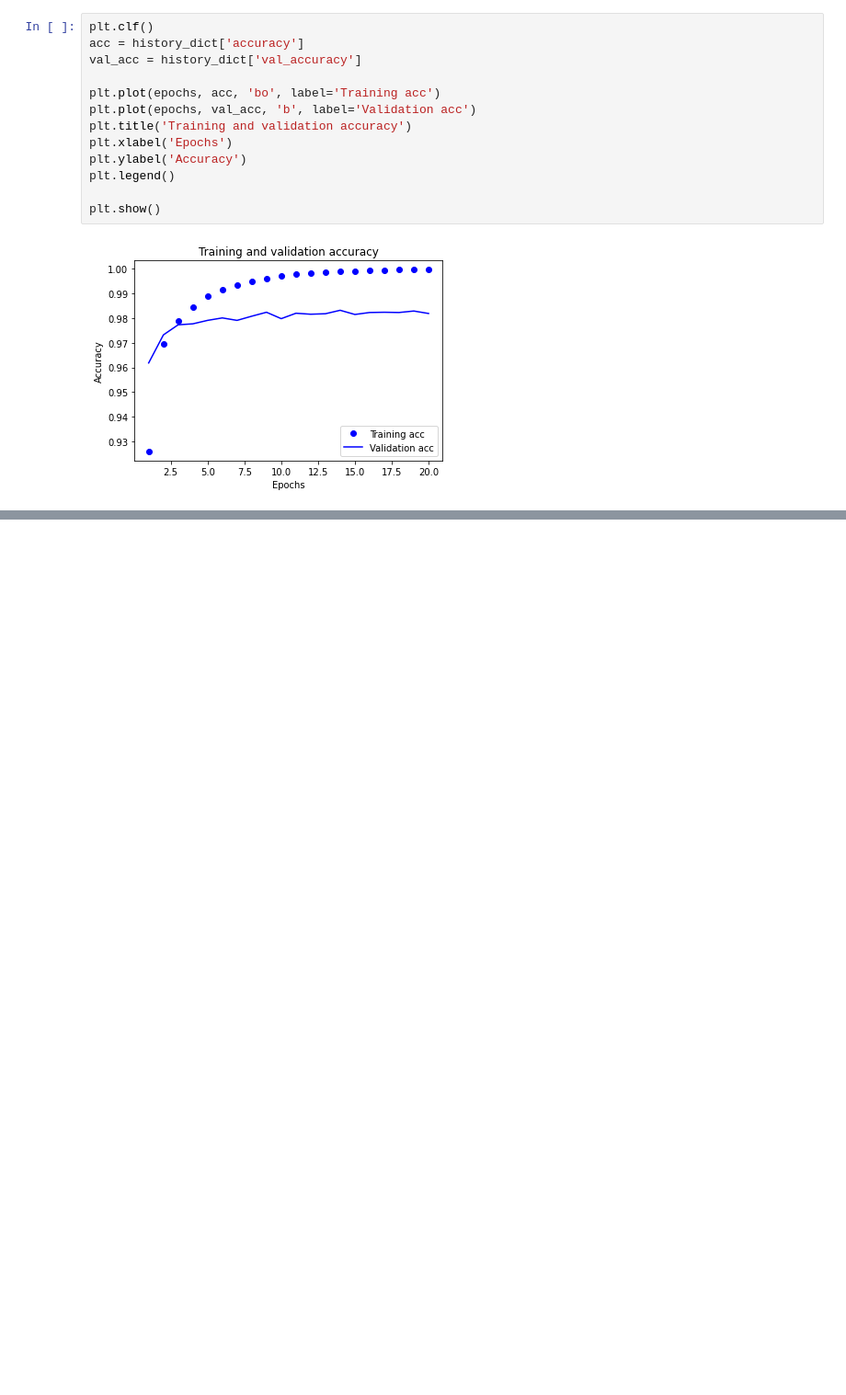
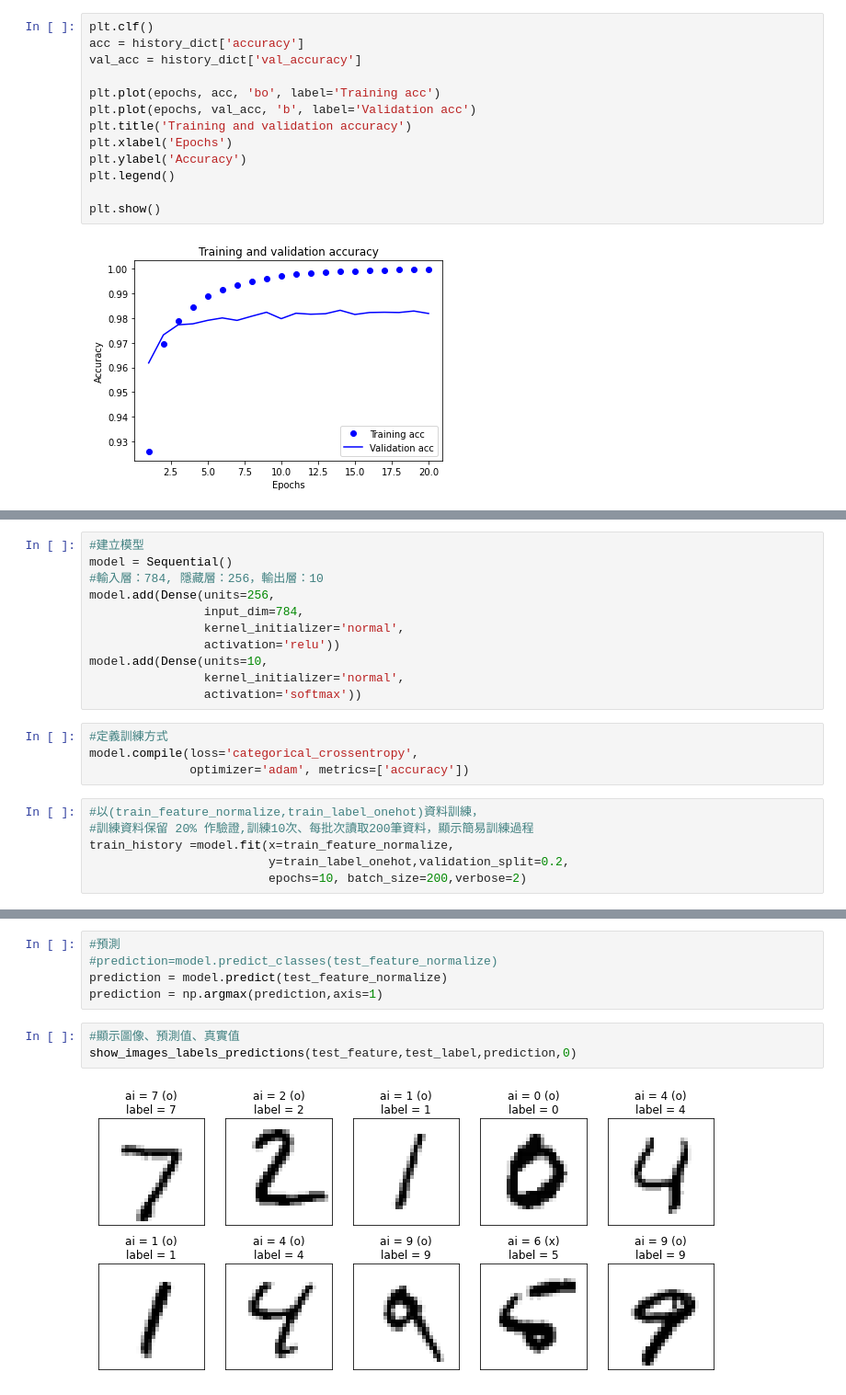
Before and after one commit to Grace-TA/AI2021, a Jupyter notebook: 10_MNIST/ColabMNIST20211020.ipynb, the cells around one changed output, grey strips where cells are left out. Shown at 92% size. Cells and saved outputs as stored; diff of their text form; blank space fills up the shorter version.

```diff
--- a/10_MNIST/ColabMNIST20211020.ipynb
+++ b/10_MNIST/ColabMNIST20211020.ipynb
@@ -266,0 +327,21 @@ plt.show()
+# %%
+#建立模型
+model = Sequential()
+#輸入層：784, 隱藏層：256，輸出層：10
+model.add(Dense(units=256,
+                input_dim=784,
+                kernel_initializer='normal',
+                activation='relu'))
+model.add(Dense(units=10,
+                kernel_initializer='normal',
+                activation='softmax'))
+# %%
+#定義訓練方式
+model.compile(loss='categorical_crossentropy',
+              optimizer='adam', metrics=['accuracy'])
+# %%
+#以(train_feature_normalize,train_label_onehot)資料訓練，
+#訓練資料保留 20% 作驗證,訓練10次、每批次讀取200筆資料，顯示簡易訓練過程
+train_history =model.fit(x=train_feature_normalize,
+                         y=train_label_onehot,validation_split=0.2,
+                         epochs=10, batch_size=200,verbose=2)
@@ -266,0 +377,10 @@ plt.show()
+# %%
+#預測
+#prediction=model.predict_classes(test_feature_normalize)
+prediction = model.predict(test_feature_normalize)
+prediction = np.argmax(prediction,axis=1)
+# %%
+#顯示圖像、預測值、真實值
+show_images_labels_predictions(test_feature,test_label,prediction,0)
+# %% [output]
+[figure, added]
```
Also changed, not shown: parts of 7 cells of this notebook.
